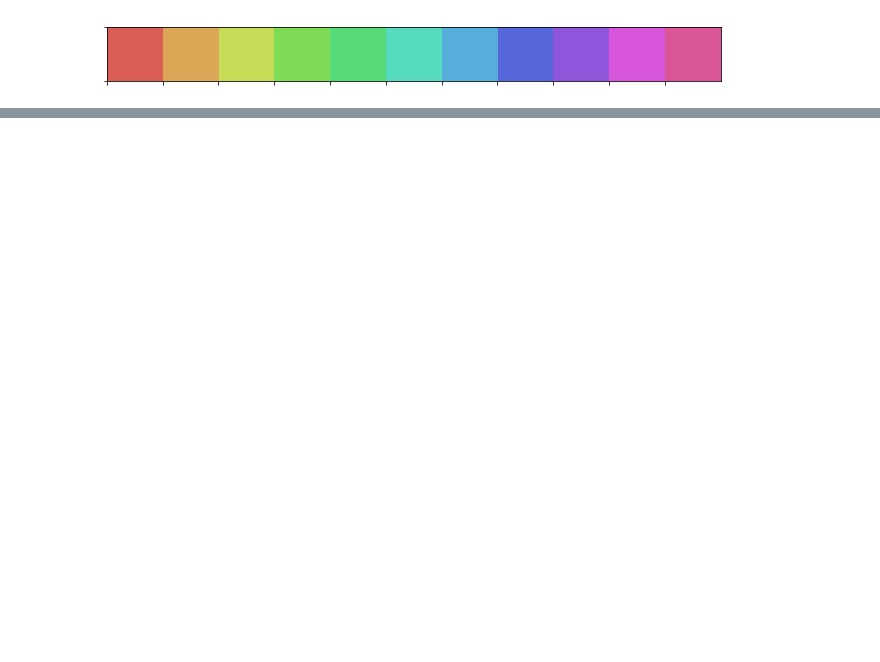
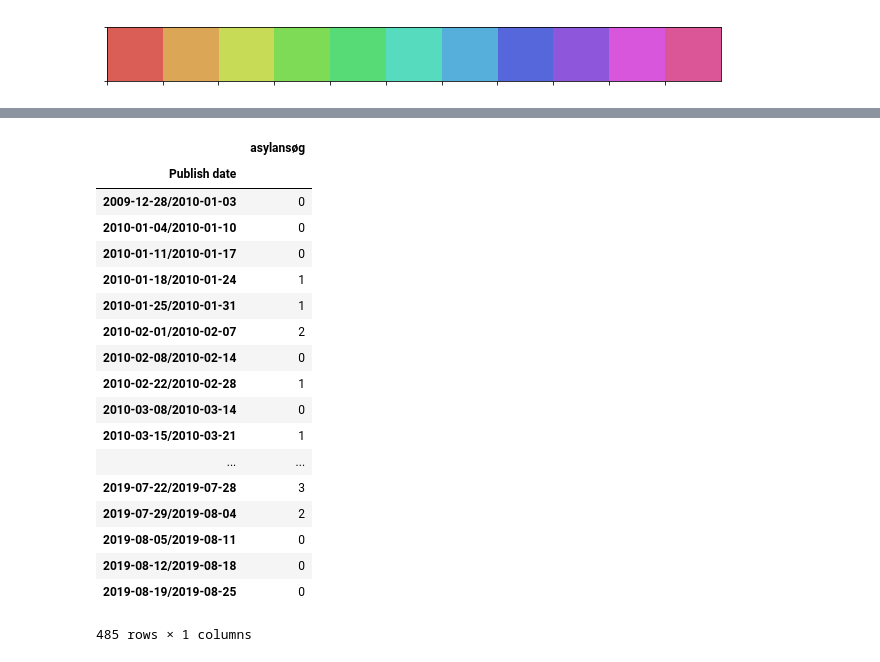
Before and after one commit to OliviaRW/group23, a Jupyter notebook: Exam/Migration/Exam tests.ipynb, the cells around one changed output, grey strips where cells are left out. Saved outputs shown, nothing was run; the diff lists cells and outputs as text; code cells hidden in the pictures; blank space fills up the shorter version.

```diff
--- a/Exam/Migration/Exam tests.ipynb
+++ b/Exam/Migration/Exam tests.ipynb
@@ -233,23 +233,20 @@ type(grouped_df.groupby(df['Publish date'].dt.to_period('w')).sum())
 # %% [output]
 pandas.core.series.Series
 # %%
-def article_volume_by_word(df, dictionary = None, lemmatize = False, **kw):
+def article_volume_by_word(df, dictionary, groupby = 'w', lemmatize = False, **kw):
 
     #if lemmatize:
     #    df['Text'] = lemmatize_strings(df['Text'], **kw) #lemmatize if requested
 
+    if lemmatize:
+        df['Text'] = lemmatize_strings(df['Text'], **kw) #lemmatize if requested
+
     df['Publish date'] = pd.to_datetime(df['Publish date'])
 
-    counts = {}
+    counts = {} #Dictionary to hould Series of counts for each word in dictionary
 
     for string in dictionary:
-        grouped_df = df['Text'].apply(contains_string, string = string)
-        counts[string] = grouped_df.groupby(df['Publish date'].dt.to_period('w')).sum()
+        grouped_df = df['Text'].apply(contains_string, string = string) #Check if text contains string
+        counts[string] = grouped_df.groupby(df['Publish date'].dt.to_period(groupby)).sum() #Group and sum
 
     return pd.DataFrame.from_dict(counts)
-
-dictionary = ['flygtning', 'migrant', 'asylansøg', 'indvandre', "immigrant"]
-
-df = pd.read_csv('dr_frequent_articles.csv', header = 0) #load data
-df_ = article_volume_by_word(df, dictionary=dictionary, lemmatize = True)
-df_
@@ -627,0 +639,24 @@ sns.palplot(sns.color_palette('hls', 11))
+# %%
+article_data = article_volume_by_word(pd.read_csv('/Users/sebastianbaltser/Documents/GitHub/group23/Exam/Migration/dr_frequent_articles.csv', header = 0), dictionary = ['asylansøg'], groupby = 'D', lemmatize = True)
+# %%
+article_data
+# %% [output]
+|  | asylansøg |
+| Publish date |  |
+| 2009-12-28/2010-01-03 | 0 |
+| 2010-01-04/2010-01-10 | 0 |
+| 2010-01-11/2010-01-17 | 0 |
+| 2010-01-18/2010-01-24 | 1 |
+| 2010-01-25/2010-01-31 | 1 |
+| 2010-02-01/2010-02-07 | 2 |
+| 2010-02-08/2010-02-14 | 0 |
+| 2010-02-22/2010-02-28 | 1 |
+| 2010-03-08/2010-03-14 | 0 |
+| 2010-03-15/2010-03-21 | 1 |
+| ... | ... |
+| 2019-07-22/2019-07-28 | 3 |
+| 2019-07-29/2019-08-04 | 2 |
+| 2019-08-05/2019-08-11 | 0 |
+| 2019-08-12/2019-08-18 | 0 |
+| 2019-08-19/2019-08-25 | 0 |
+485 rows × 1 columns
```
Also changed, not shown: parts of 16 cells of this notebook, 11 other files.
